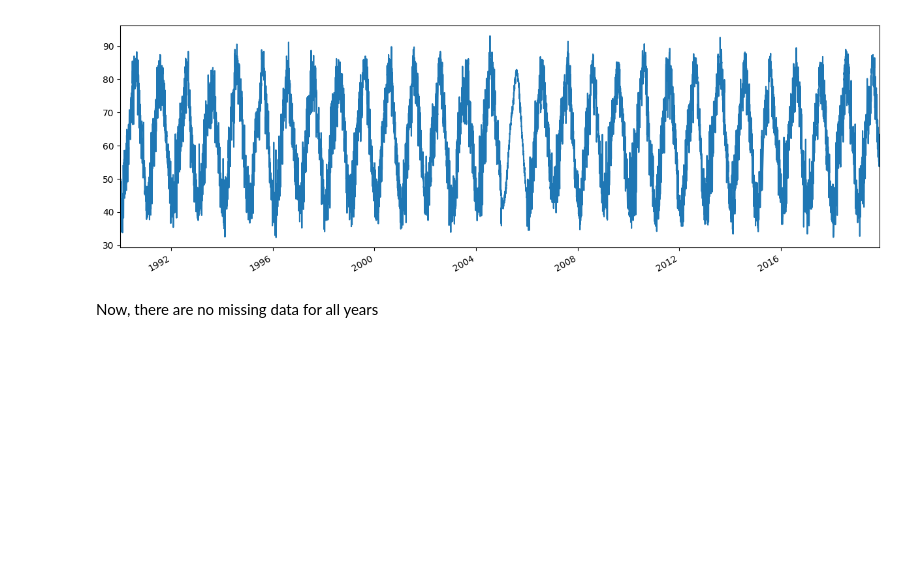
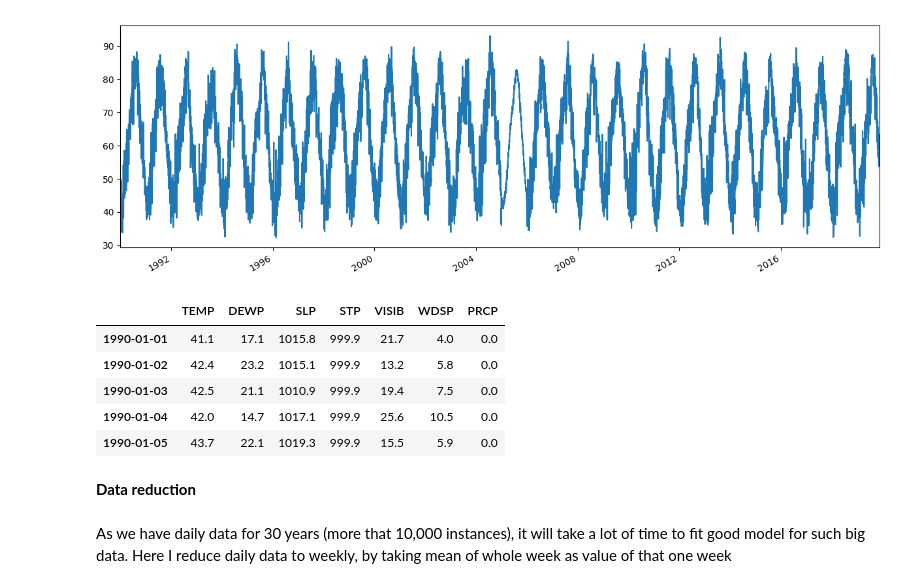
Before and after one commit to franchukpetro/Forest-fires-influence-analysis, a Jupyter notebook: prep/tokyo_prep.ipynb, the cells around one changed output. Drawn from its saved outputs; the diff is of its cells as text; code cells hidden in the pictures; blank space fills up the shorter version.

```diff
--- a/prep/tokyo_prep.ipynb
+++ b/prep/tokyo_prep.ipynb
@@ -156,5 +158,16 @@ df.TEMP.plot()
 # %% [output]
 <matplotlib.axes._subplots.AxesSubplot at 0x...>
 [figure]
-# %% [markdown]
-Now, there are no missing data for all years
+# %%
+df.head()
+# %% [output]
+|  | TEMP | DEWP | SLP | STP | VISIB | WDSP | PRCP |
+| 1990-01-01 | 41.1 | 17.1 | 1015.8 | 999.9 | 21.7 | 4.0 | 0.0 |
+| 1990-01-02 | 42.4 | 23.2 | 1015.1 | 999.9 | 13.2 | 5.8 | 0.0 |
+| 1990-01-03 | 42.5 | 21.1 | 1010.9 | 999.9 | 19.4 | 7.5 | 0.0 |
+| 1990-01-04 | 42.0 | 14.7 | 1017.1 | 999.9 | 25.6 | 10.5 | 0.0 |
+| 1990-01-05 | 43.7 | 22.1 | 1019.3 | 999.9 | 15.5 | 5.9 | 0.0 |
+# %% [markdown]
+__Data reduction__
+# %% [markdown]
+As we have daily data for 30 years (more that 10,000 instances), it will take a lot of time to fit good model for such big data. Here I reduce daily data to weekly, by taking mean of whole week as value of that one week
```
Also changed, not shown: parts of 16 cells of this notebook.
